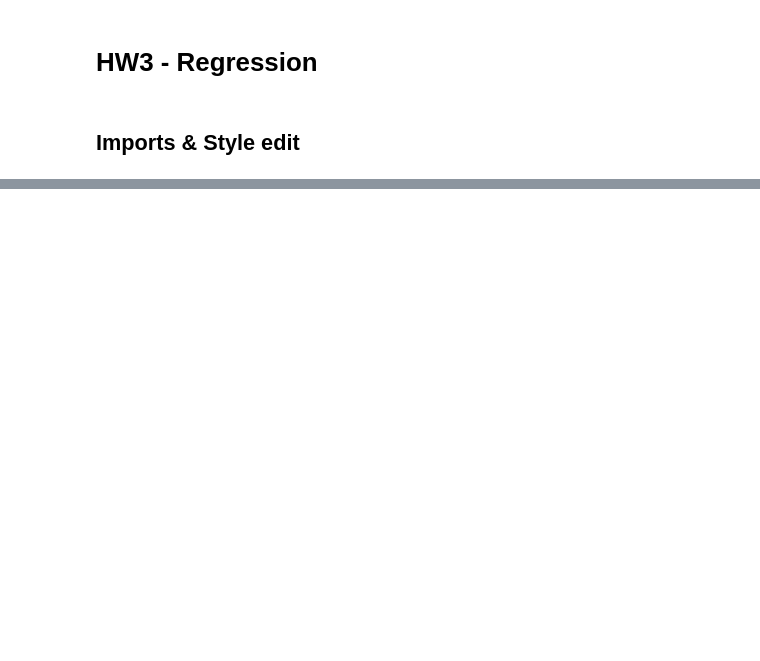
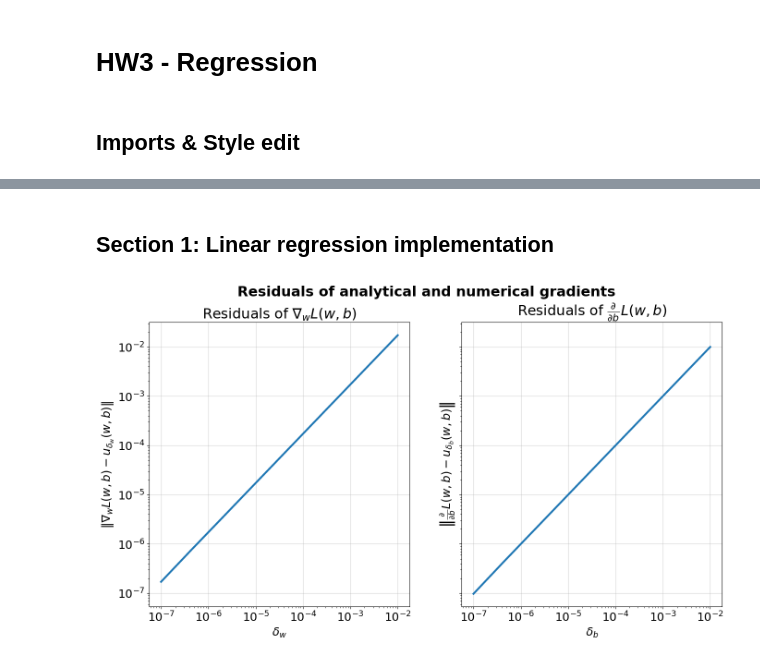
Before and after one commit to eyalamdur/ML-Regression, a Jupyter notebook: Code/318849270-315116095.ipynb, the cells around one changed output, grey strips where cells are left out. Drawn from its saved outputs; the diff is of its cells as text; code cells hidden in the pictures; blank space fills up the shorter version.

Commit message:
Section 1 - Done

```diff
--- a/Code/318849270-315116095.ipynb
+++ b/Code/318849270-315116095.ipynb
@@ -83,16 +26,11 @@ def visualize_clf(clf, X, Y, title,
 # %%
-# We load the data from the 2 csv files: training_set.csv and test_set.csv.
-# Those files were generated in the previous homework.
+# We load the data from the csv file: data_HW3.csv.
 
 # !rm *.csv
 
 # from google.colab import files
 # print("Please load the modified Traing set csv data")
 # uploadedData = files.upload()
-# training_set_file = list(uploadedData)[0]
+# data_file = list(uploadedData)[0]
 
-# print("Please load the modified Test set csv data")
-# uploadedData = files.upload()
-# test_set_file = list(uploadedData)[0]
-training_set_file = "training_set.csv"
-test_set_file = "test_set.csv"
+data_file = "data_HW3.csv"
@@ -101,0 +37,6 @@ test_set = pd.read_csv(test_set_file)
+# %%
+# Extracting the data
+data_set = pd.read_csv(data_file)
+
+# Splitting the data
+training_set, test_set = train_test_split(data_set, test_size=0.2, train_size=0.8, random_state=95+70)
@@ -101,0 +98,12 @@ test_set = pd.read_csv(test_set_file)
+# %%
+# Prepare training set according to itself
+train_set_processed = prepare_data(training_set, training_set)
+
+# Prepare test set according to the raw training set
+test_set_processed = prepare_data(training_set, test_set)
+# %% [markdown]
+## Section 1: Linear regression implementation
+# %%
+# Split the training set into 80% training and 20% validation
+copy_train_set = train_set_processed.copy()
+training_subset, validation_subset = train_test_split(copy_train_set, test_size=0.2, train_size=0.8, random_state=95+70)
@@ -101,0 +307,6 @@ test_set = pd.read_csv(test_set_file)
+# %%
+X_train = training_subset.filter(like="PCR")
+y_train = training_subset["contamination_level"]
+compare_gradients(X_train, y_train, deltas=np.logspace(-7, -2, 9))
+# %% [output]
+[figure, added]
```
Also changed, not shown: parts of 9 cells of this notebook, 2 other files.
